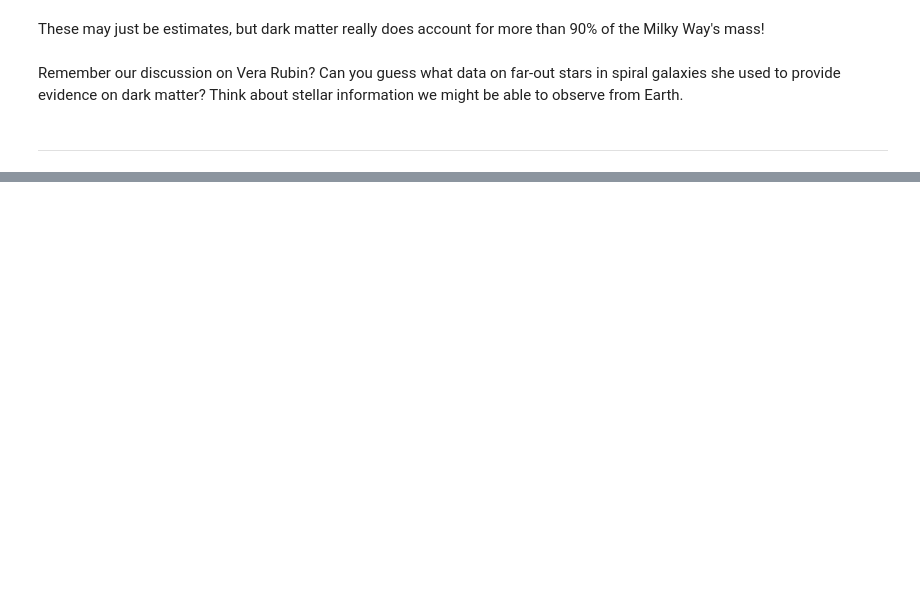
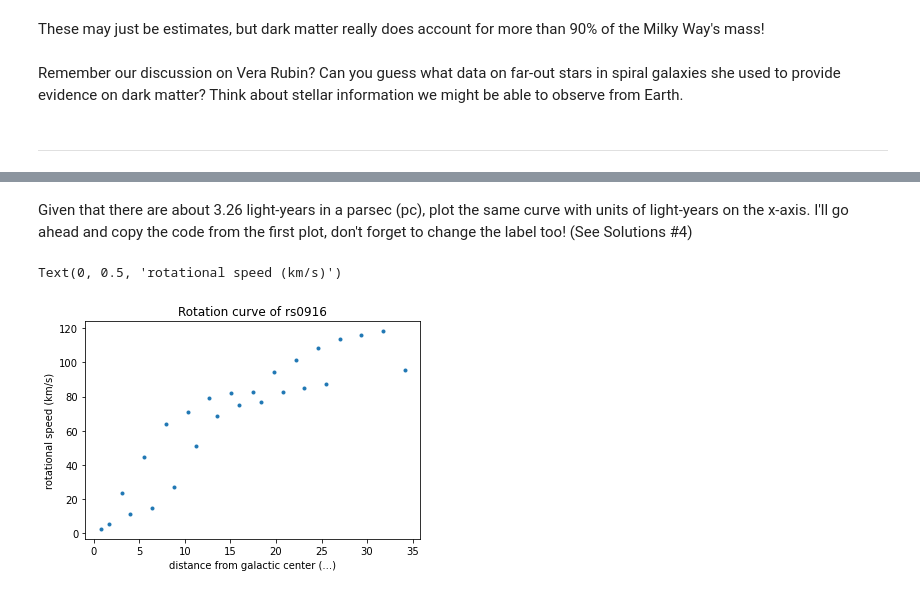
Before and after one commit to kathrynhart1/DMandRCs, a Jupyter notebook: Dark_Matter_and_Weighing_the_Galaxy.ipynb, the cells around one changed output, grey strips where cells are left out. Drawn from its saved outputs; the diff is of its cells as text; code cells hidden in the pictures; blank space fills up the shorter version.

```diff
--- a/Dark_Matter_and_Weighing_the_Galaxy.ipynb
+++ b/Dark_Matter_and_Weighing_the_Galaxy.ipynb
@@ -252,0 +282,14 @@ plt.ylabel
+# %% [markdown]
+Given that there are about 3.26 light-years in a parsec (pc), plot the same curve with units of light-years on the x-axis.
+I'll go ahead and copy the code from the first plot, don't forget to change the label too! (See Solutions #4)
+# %%
+x = conv * (abs(rcdata1[:,0])) * d * (10**3) * (...)
+y = abs(rcdata1[:,1])
+
+plt.plot(x,y,'.')
+plt.title("Rotation curve of rs0916")
+plt.xlabel("distance from galactic center (...)")
+plt.ylabel("rotational speed (km/s)")
+# %% [output]
+Text(0, 0.5, 'rotational speed (km/s)')
+[figure, added]
```
Also changed, not shown: parts of 39 cells of this notebook.
